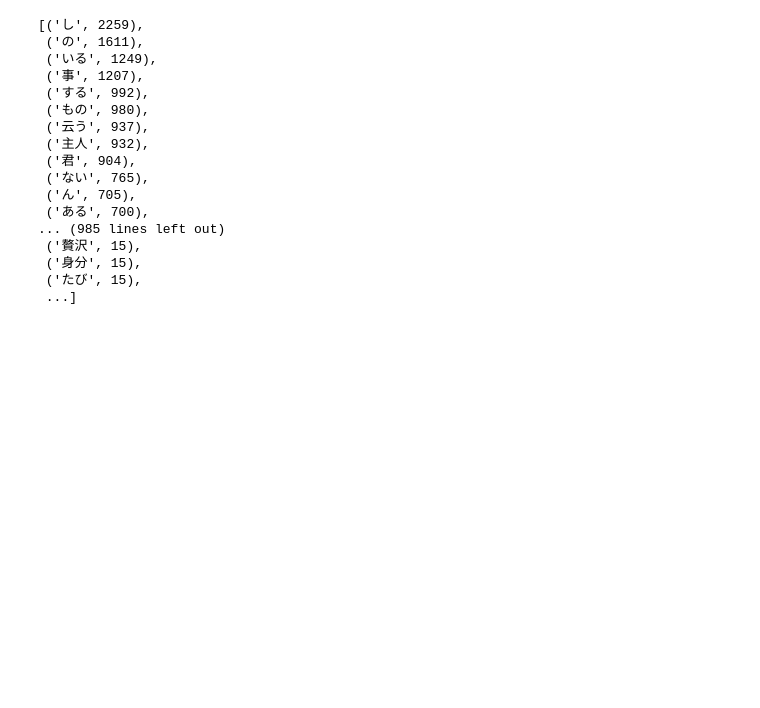
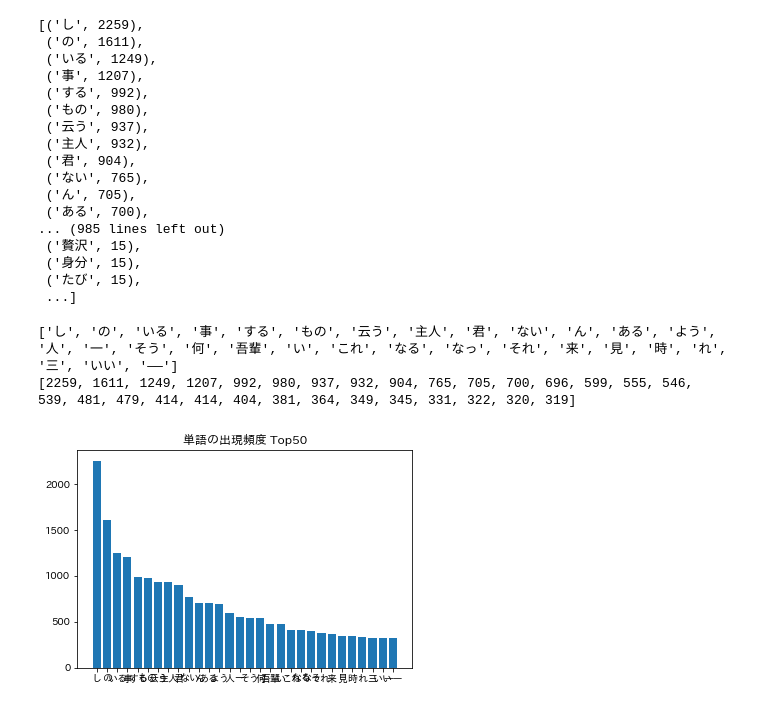
Before and after one commit to ingtk/nlp100, a Jupyter notebook: chapter4/chapter4.ipynb, the cells around one changed output. Saved outputs shown, nothing was run; the diff lists cells and outputs as text; code cells hidden in the pictures; blank space fills up the shorter version.

```diff
--- a/chapter4/chapter4.ipynb
+++ b/chapter4/chapter4.ipynb
@@ -92,7 +92,8 @@ for v in pos_dict['動詞']:
 from collections import Counter
 
 counter = Counter(word_list)
-counter.most_common()
+most_common = counter.most_common()
+most_common
 # %% [output]
 [('し', 2259),
  ('の', 1611),
@@ -111,3 +112,23 @@ counter.most_common()
  ('身分', 15),
  ('たび', 15),
  ...]
+# %%
+import matplotlib.pyplot as plt
+import japanize_matplotlib
+
+topN =  most_common[0:30]
+
+x = [v[0] for v in topN]
+y = [v[1] for v in topN]
+print(x)
+print(y)
+
+fig, ax = plt.subplots()
+ax.bar(x, y)
+ax.set_title('単語の出現頻度 Top50')
+
+plt.show()
+# %% [output]
+['し', 'の', 'いる', '事', 'する', 'もの', '云う', '主人', '君', 'ない', 'ん', 'ある', 'よう', '人', '一', 'そう', '何', '吾輩', 'い', 'これ', 'なる', 'なっ', 'それ', '来', '見', '時', 'れ', '三', 'いい', '——']
+[2259, 1611, 1249, 1207, 992, 980, 937, 932, 904, 765, 705, 700, 696, 599, 555, 546, 539, 481, 479, 414, 414, 404, 381, 364, 349, 345, 331, 322, 320, 319]
+[figure, added]
```
